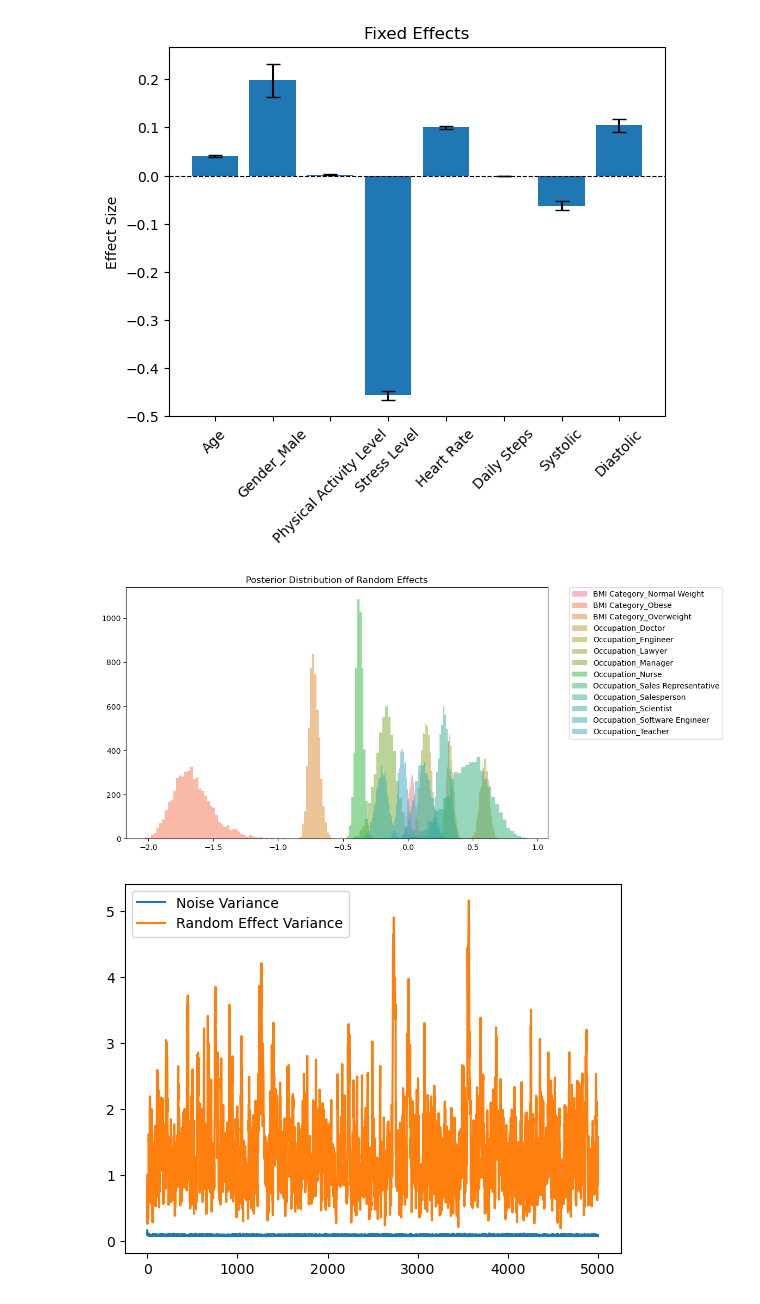
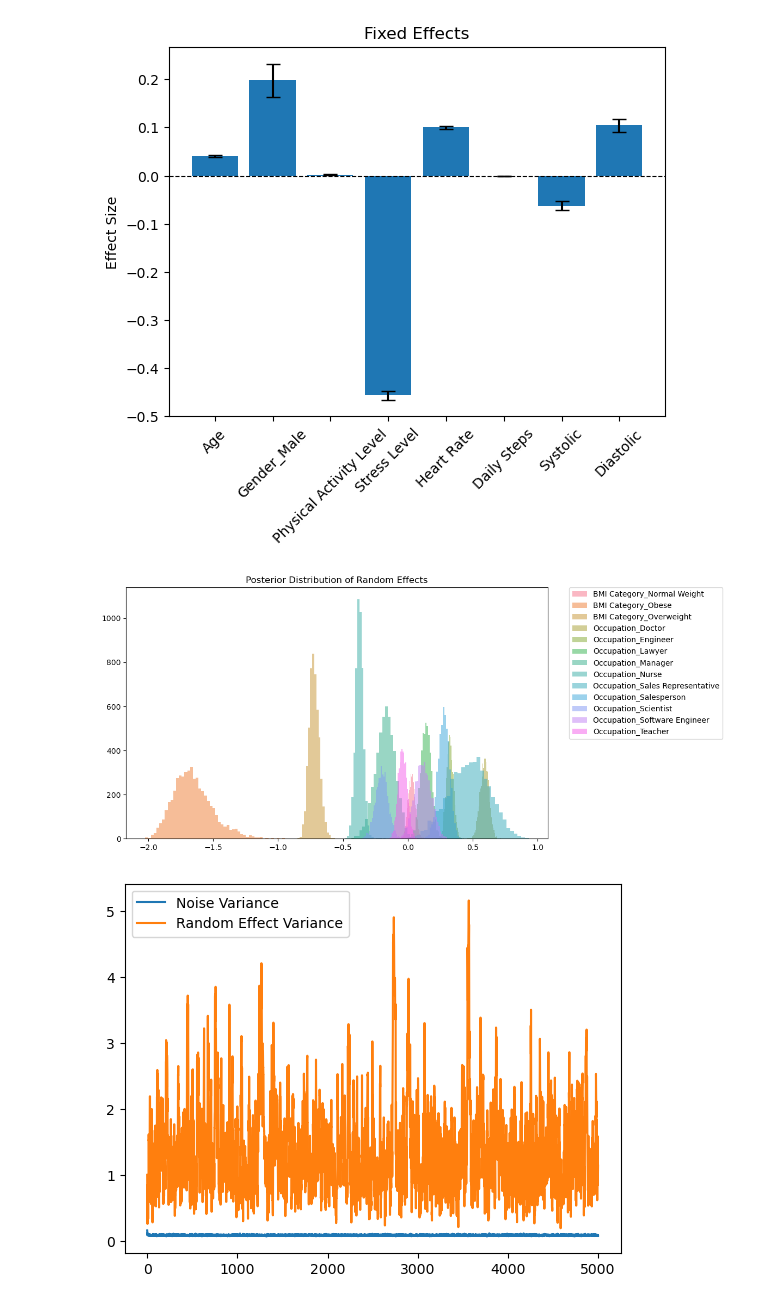
Before and after one commit to whocansavemyhair/Bayesian-Final-24fall, a Jupyter notebook: Final.ipynb, the cells around one changed output. Saved outputs shown, nothing was run; the diff lists cells and outputs as text; code cells hidden in the pictures.

```diff
--- a/Final.ipynb
+++ b/Final.ipynb
@@ -262,19 +262,19 @@ plt.show()
 # %%
 import seaborn as sns
 random_cols = ['BMI Category_Normal Weight', 'BMI Category_Obese', 'BMI Category_Overweight',
                              'Occupation_Doctor', 'Occupation_Engineer', 'Occupation_Lawyer',
                              'Occupation_Manager', 'Occupation_Nurse', 'Occupation_Sales Representative',
                              'Occupation_Salesperson', 'Occupation_Scientist', 'Occupation_Software Engineer',
                              'Occupation_Teacher']
 plt.figure(figsize=(10, 6))
-palette = sns.color_palette("husl", 20)
+palette = sns.color_palette("husl", 14)
 for i in range(samples_u.shape[1]):
     plt.hist(samples_u[:, i], bins=50, alpha=0.5, label=random_cols[i],color=palette[i])
 plt.legend(bbox_to_anchor=(1.05, 1), loc=2, borderaxespad=0.0)
 plt.title("Posterior Distribution of Random Effects")
 plt.show()
 # %% [output]
-[figure, old version]
+[figure, new version]
 # %%
 plt.plot(samples_sigma_eps, label="Noise Variance")
 plt.plot(samples_sigma_u2, label="Random Effect Variance")
```
